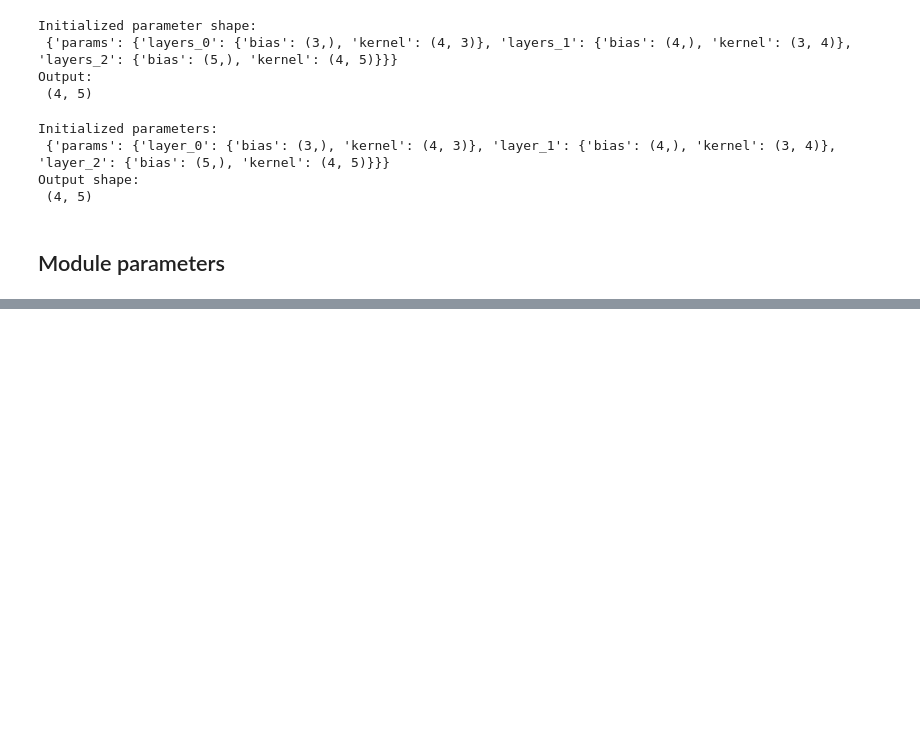
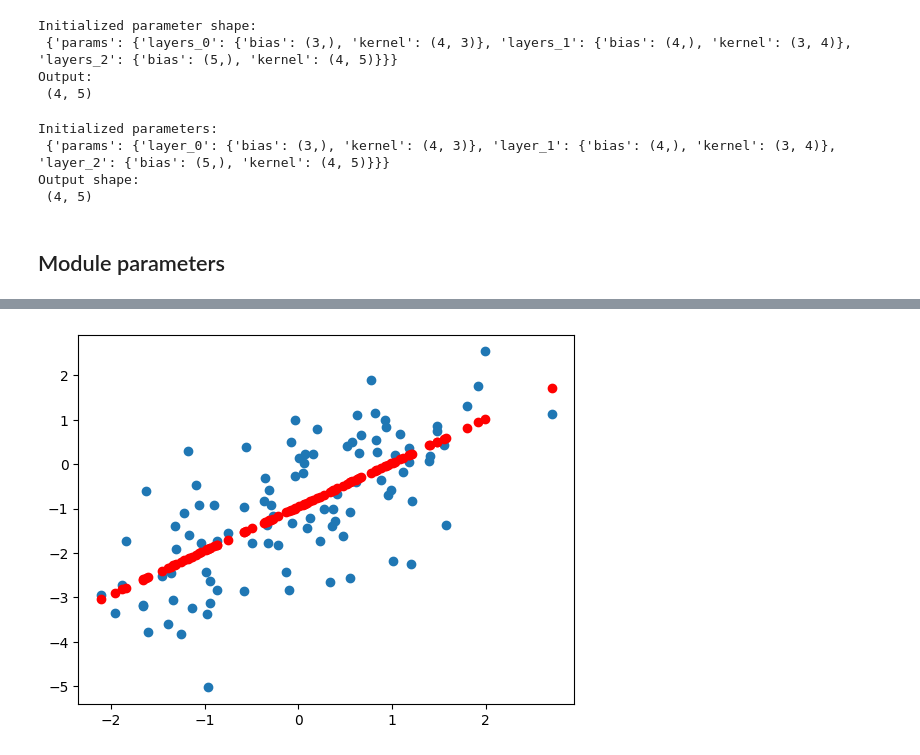
Before and after one commit to minkooseo/jax101, a Jupyter notebook: Flax/Flax basics.ipynb, the cells around one changed output, grey strips where cells are left out. Saved outputs shown, nothing was run; the diff lists cells and outputs as text; code cells hidden in the pictures; blank space fills up the shorter version.

Commit message:
Finished flax basics

```diff
--- a/Flax/Flax basics.ipynb
+++ b/Flax/Flax basics.ipynb
@@ -211,0 +334,31 @@ Output shape:
+# %%
+from functools import partial
+
+@partial(jax.jit, static_argnums=(0, 1))
+def update_step(tx, apply_fn, x, opt_state, params, state):
+
+    def loss(params):
+        y, updated_state = apply_fn({'params': params, **state},
+                                    x, mutable=list(state.keys()))
+        l = ((x - y) ** 2).sum()
+        return l, updated_state
+
+    (l, state), grads = jax.value_and_grad(loss, has_aux=True)(params)
+    updates, opt_state = tx.update(grads, opt_state)
+    params = optax.apply_updates(params, updates)
+    return opt_state, params, state, l
+
+x = jnp.ones((10, 5))
+variables = model.init(random.PRNGKey(0), x)
+state, params = flax.core.pop(variables, 'params')
+del variables
+tx = optax.sgd(learning_rate=0.02)
+opt_state = tx.init(params)
+
+for _ in range(3):
+    opt_state, params, state, loss = update_step(
+        tx, model.apply, x, opt_state, params, state)
+    print('Loss:', loss)
+    print('Updated state:\n', state)
+    print('Params:\n', params)
+    print('-------------------------')
@@ -211,0 +440,9 @@ Output shape:
+# %%
+import matplotlib.pyplot as plt
+
+plt.scatter(xs, ys)
+yhats = state.apply_fn({'params': state.params}, xs)
+plt.scatter(xs, yhats, c='r')
+plt.show()
+# %% [output]
+[figure, added]
```
Also changed, not shown: parts of 12 cells of this notebook.
